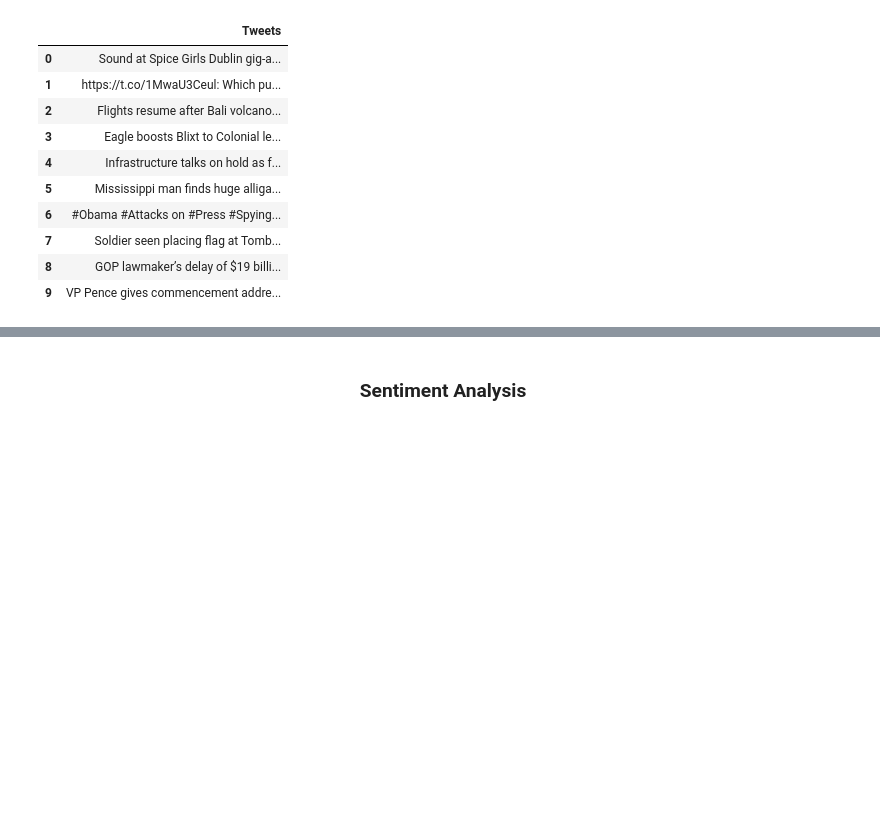
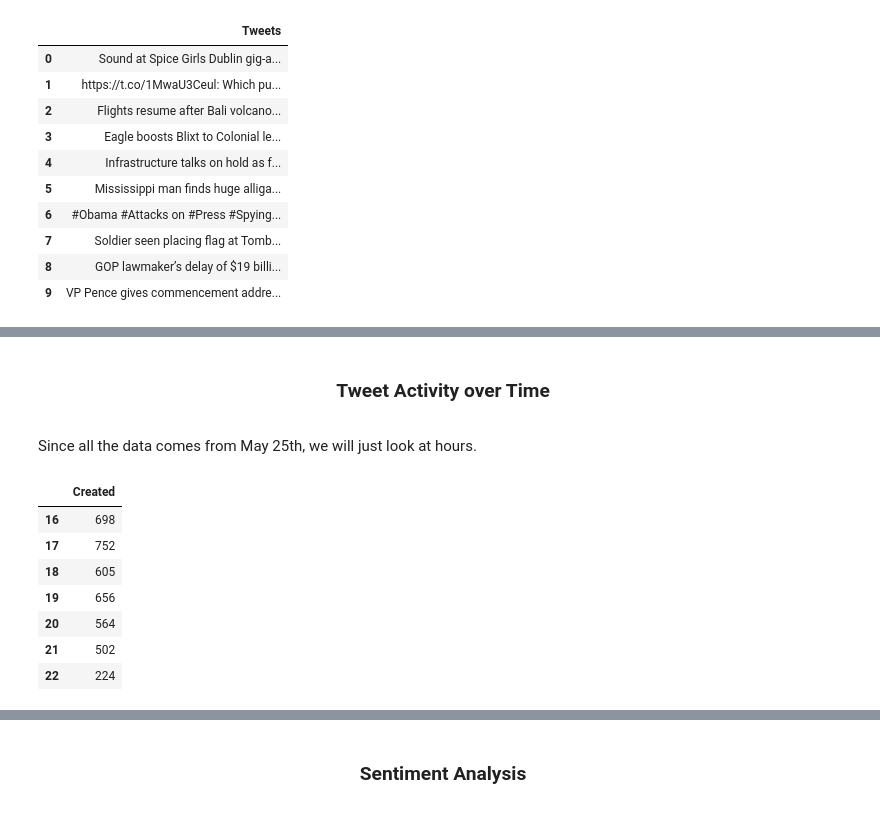
Before and after one commit to pinkdragon1000/News-Tweet-Analysis, a Jupyter notebook: News Tweet Analysis.ipynb, the cells around one changed output, grey strips where cells are left out. Cells and saved outputs as stored; diff of their text form; code cells hidden in the pictures; blank space fills up the shorter version.

```diff
--- a/News Tweet Analysis.ipynb
+++ b/News Tweet Analysis.ipynb
@@ -51,2 +85,4 @@ cached_tweets[0]['text']
 # %%
 data = pd.DataFrame(data=[tweet['text'] for tweet in cached_tweets], columns=['Tweets'])
+# %%
+pd.set_option('display.max_colwidth', -1)
@@ -72,0 +111,2 @@ True
+# %% [markdown]
+<center><h3>Tweet Activity over Time</h3></center>
@@ -72,0 +117,2 @@ True
+# %% [markdown]
+Since all the data comes from May 25th, we will just look at hours.
@@ -72,0 +121,12 @@ True
+# %%
+datecounts=pd.DataFrame(datefixed.value_counts(sort=False), columns=['Created']).sort_index()
+datecounts
+# %% [output]
+|  | Created |
+| 16 | 698 |
+| 17 | 752 |
+| 18 | 605 |
+| 19 | 656 |
+| 20 | 564 |
+| 21 | 502 |
+| 22 | 224 |
```
Also changed, not shown: parts of 46 cells of this notebook.
